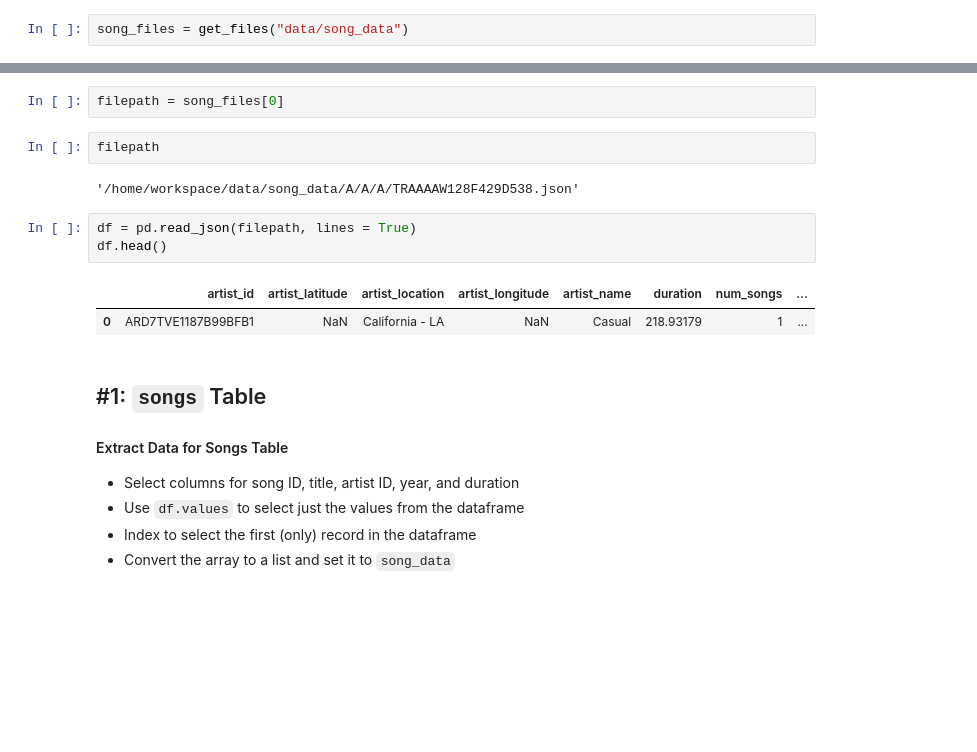
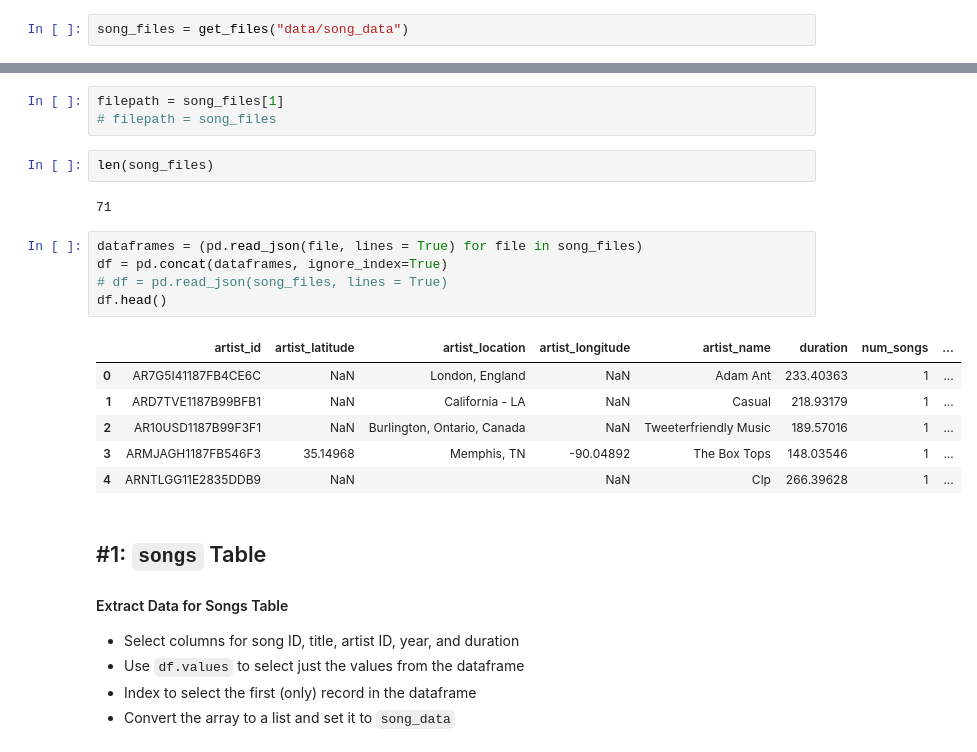
Before and after one commit to tohver/ETL-pipeline, a Jupyter notebook: etl.ipynb, the cells around one changed output, grey strips where cells are left out. Drawn from its saved outputs; the diff is of its cells as text; blank space fills up the shorter version.

```diff
--- a/etl.ipynb
+++ b/etl.ipynb
@@ -54,15 +54,22 @@ song_files
 # %%
-filepath = song_files[0]
+filepath = song_files[1]
+# filepath = song_files
-# %%
-filepath
-# %% [output]
-'/home/workspace/data/song_data/A/A/A/TRAAAAW128F429D538.json'
-# %%
-df = pd.read_json(filepath, lines = True)
-df.head()
-# %% [output]
-|  | artist_id | artist_latitude | artist_location | artist_longitude | artist_name | duration | num_songs | ... |
-| 0 | ARD7TVE1187B99BFB1 | NaN | California - LA | NaN | Casual | 218.93179 | 1 | ... |
+# %%
+len(song_files)
+# %% [output]
+71
+# %%
+dataframes = (pd.read_json(file, lines = True) for file in song_files)
+df = pd.concat(dataframes, ignore_index=True)
+# df = pd.read_json(song_files, lines = True)
+df.head()
+# %% [output]
+|  | artist_id | artist_latitude | artist_location | artist_longitude | artist_name | duration | num_songs | ... |
+| 0 | AR7G5I41187FB4CE6C | NaN | London, England | NaN | Adam Ant | 233.40363 | 1 | ... |
+| 1 | ARD7TVE1187B99BFB1 | NaN | California - LA | NaN | Casual | 218.93179 | 1 | ... |
+| 2 | AR10USD1187B99F3F1 | NaN | Burlington, Ontario, Canada | NaN | Tweeterfriendly Music | 189.57016 | 1 | ... |
+| 3 | ARMJAGH1187FB546F3 | 35.14968 | Memphis, TN | -90.04892 | The Box Tops | 148.03546 | 1 | ... |
+| 4 | ARNTLGG11E2835DDB9 | NaN |  | NaN | Clp | 266.39628 | 1 | ... |
 # %% [markdown]
 ## #1: `songs` Table
 #### Extract Data for Songs Table
```
Also changed, not shown: parts of 4 cells of this notebook, 3 other files.
